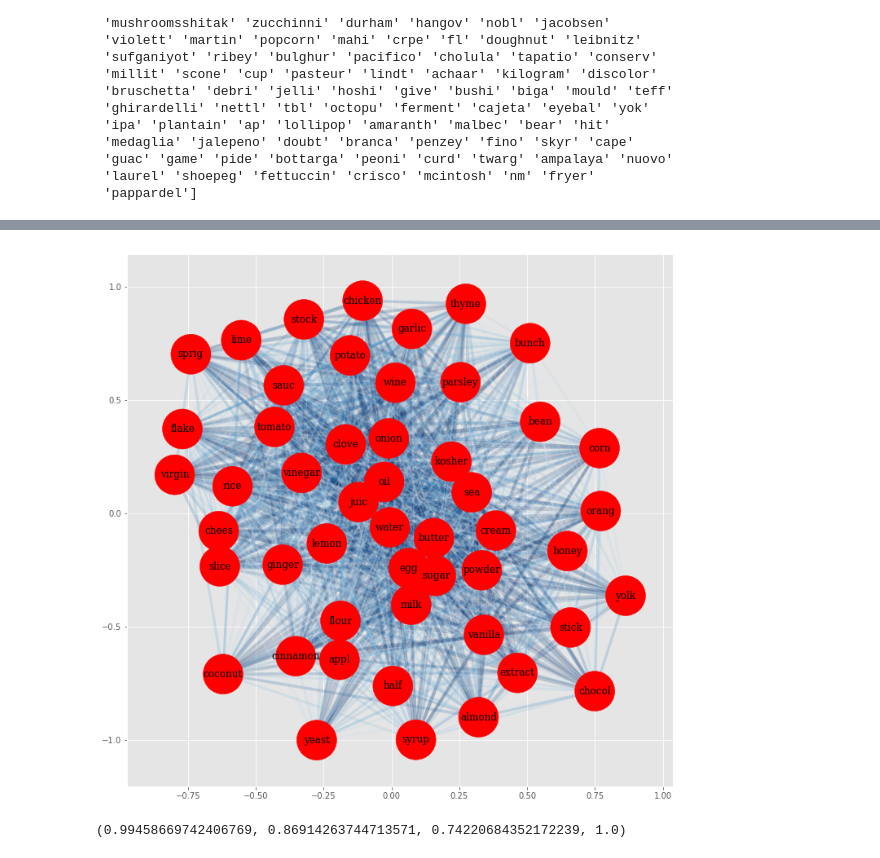
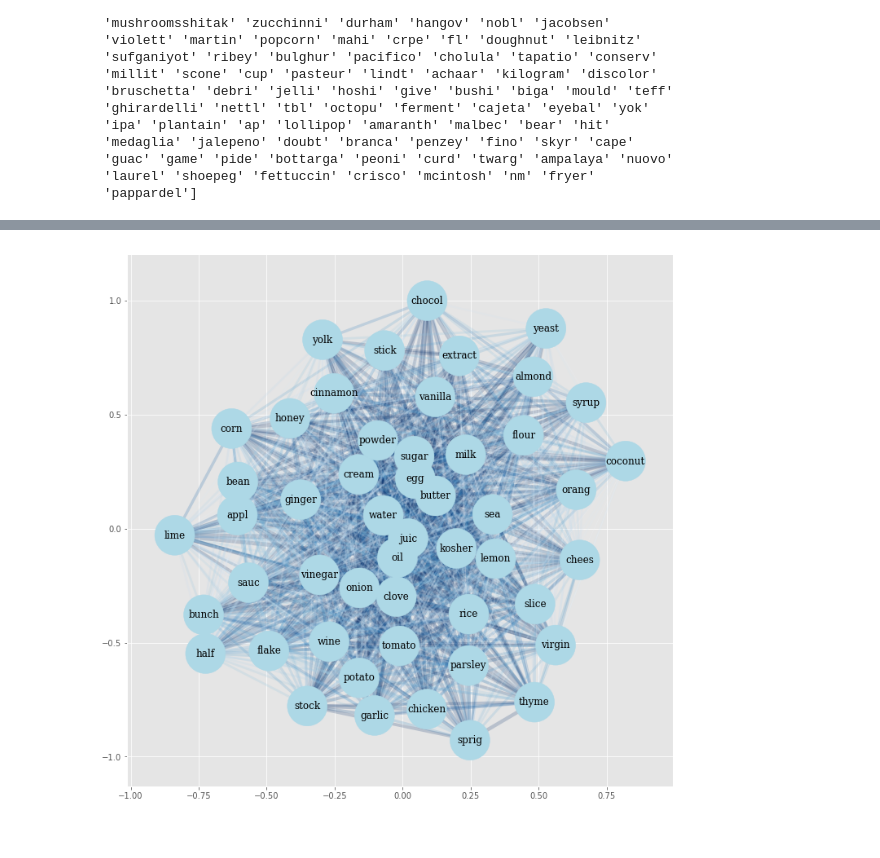
Before and after one commit to elisabeth-berg/trending-food, a Jupyter notebook: foodscrape_workbook.ipynb, the cells around one changed output, grey strips where cells are left out. Drawn from its saved outputs; the diff is of its cells as text; code cells hidden in the pictures.

```diff
--- a/foodscrape_workbook.ipynb
+++ b/foodscrape_workbook.ipynb
@@ -165,17 +185,13 @@ G.add_weighted_edges_from(weighted_edges)
 # %%
 fig, ax = plt.subplots(figsize=(12,12))
 node_and_degree=G.degree()
 weights = np.array([G.get_edge_data(u,v)['weight'] for u,v in G.edges()])
 # Draw graph
 pos = nx.spring_layout(G, k=6/np.sqrt(G.order()))
 _ = nx.draw_networkx_edges(G, pos=pos, ax=ax, alpha=0.2, width=weights**(1/3),
                            edge_color=plt.cm.Blues(weights*5))
 _ = nx.draw_networkx_nodes(G, node_size=[v**2 for v in dict(node_and_degree).values()],
-                           pos=pos, ax=ax)
+                           pos=pos, ax=ax, node_color='lightblue')
 _ = nx.draw_networkx_labels(G, pos=pos, font_family="serif", font_weight="ultralight")
 # %% [output]
-[figure, old version]
+[figure, new version]
-# %%
-plt.cm.Oranges(44)
-# %% [output]
-(0.99458669742406769, 0.86914263744713571, 0.74220684352172239, 1.0)
```
Also changed, not shown: parts of 20 cells of this notebook.
